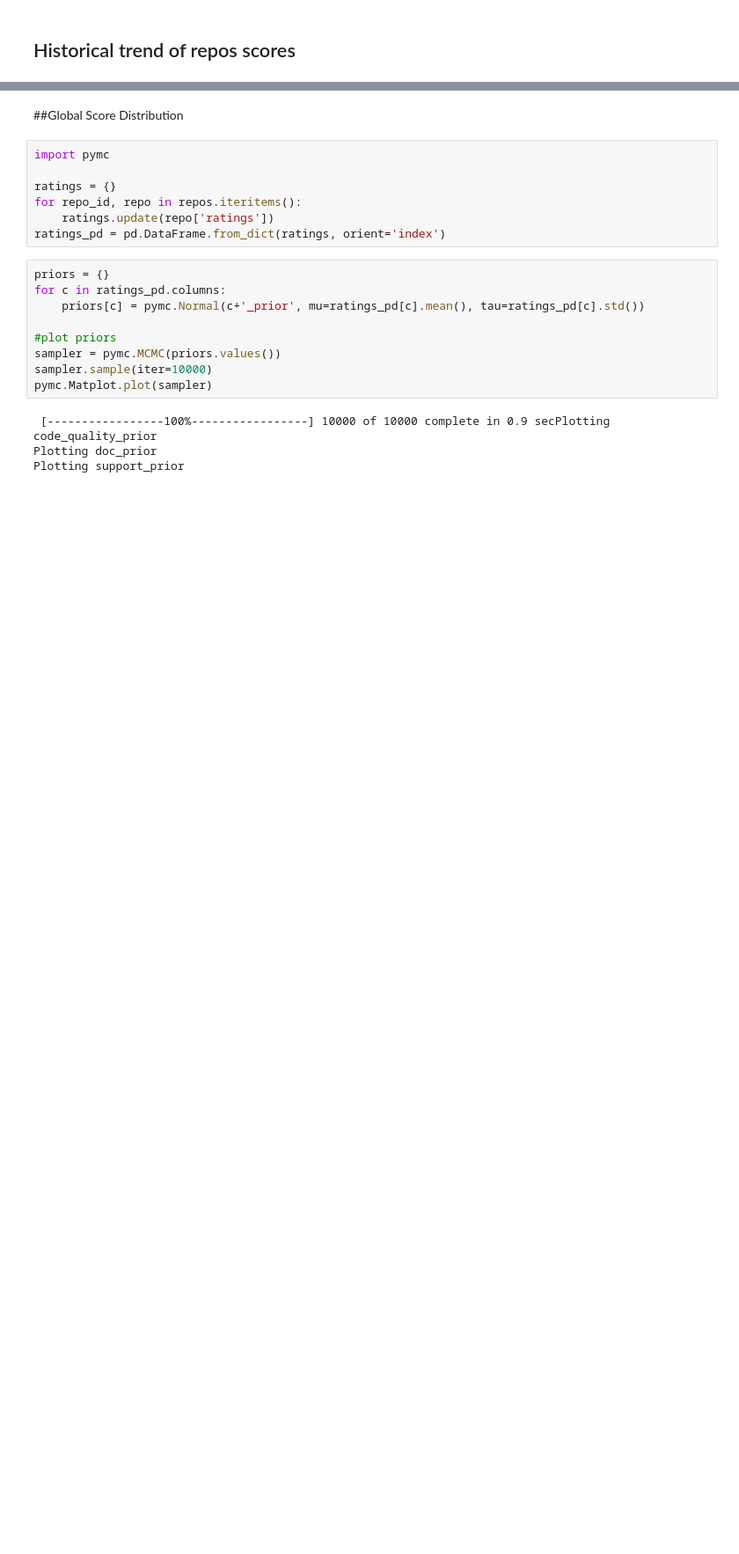
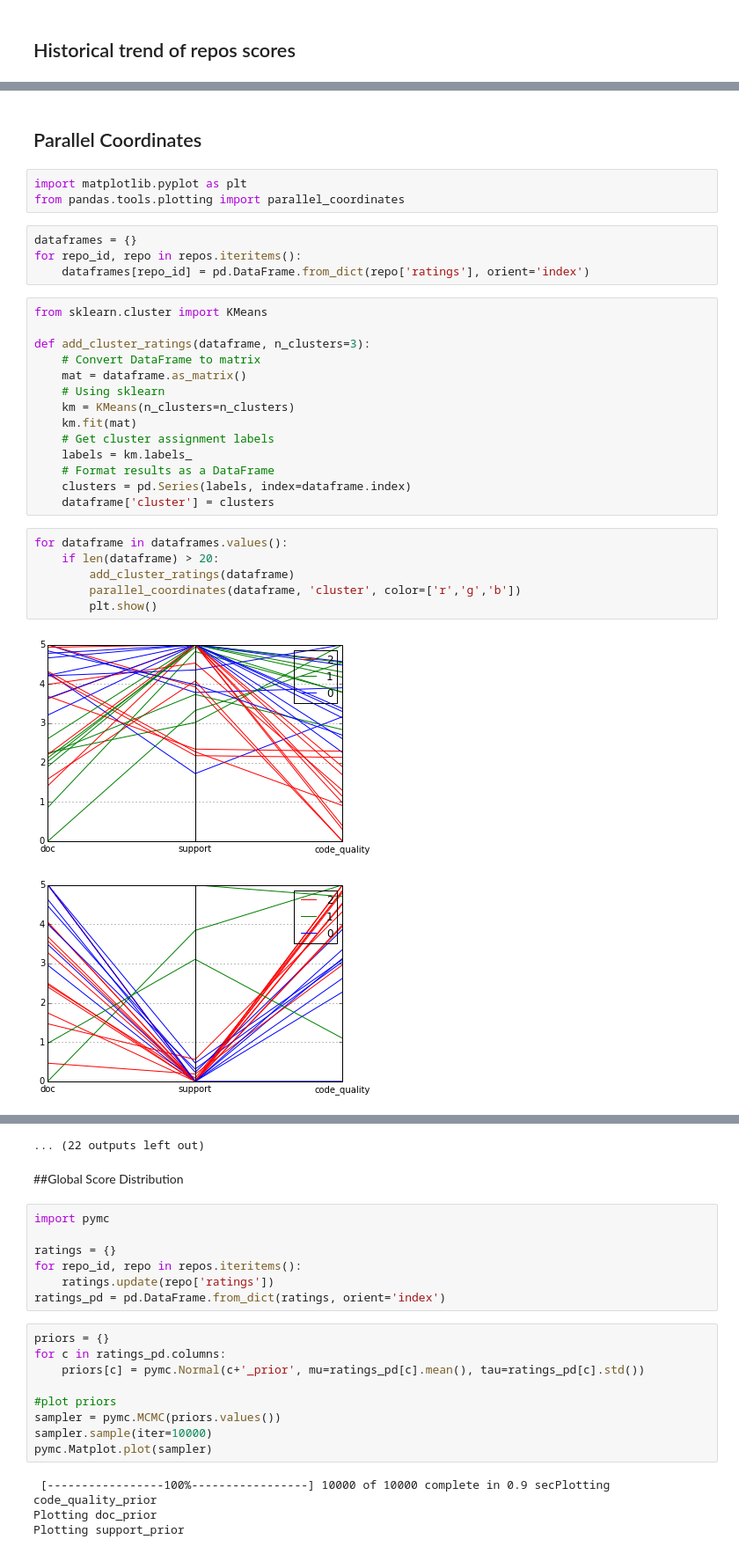
Before and after one commit to gitlinks/notebooks, a Jupyter notebook: Karma and Score Simulation.ipynb, the cells around one changed output, grey strips where cells are left out. Shown at 88% size. Cells and saved outputs as stored; diff of their text form; blank space fills up the shorter version.

Commit message:
#4 work with parallel coordinates

```diff
--- a/Karma and Score Simulation.ipynb
+++ b/Karma and Score Simulation.ipynb
@@ -266,0 +267,32 @@ Generating scores ...
+# %% [markdown]
+## Parallel Coordinates
+# %%
+import matplotlib.pyplot as plt
+from pandas.tools.plotting import parallel_coordinates
+# %%
+dataframes = {}
+for repo_id, repo in repos.iteritems():
+    dataframes[repo_id] = pd.DataFrame.from_dict(repo['ratings'], orient='index')
+# %%
+from sklearn.cluster import KMeans
+
+def add_cluster_ratings(dataframe, n_clusters=3):
+    # Convert DataFrame to matrix
+    mat = dataframe.as_matrix()
+    # Using sklearn
+    km = KMeans(n_clusters=n_clusters)
+    km.fit(mat)
+    # Get cluster assignment labels
+    labels = km.labels_
+    # Format results as a DataFrame
+    clusters = pd.Series(labels, index=dataframe.index)
+    dataframe['cluster'] = clusters
+# %%
+for dataframe in dataframes.values():
+    if len(dataframe) > 20:
+        add_cluster_ratings(dataframe)
+        parallel_coordinates(dataframe, 'cluster', color=['r','g','b'])
+        plt.show()
+# %% [output]
+[figure, added]
+[figure, added]
@@ -267,3 +309,4 @@ Generating scores ...
+... (22 outputs left out)
 # %% [markdown]
 ##Global Score Distribution
 # %%
```
Also changed, not shown: parts of 7 cells of this notebook.
